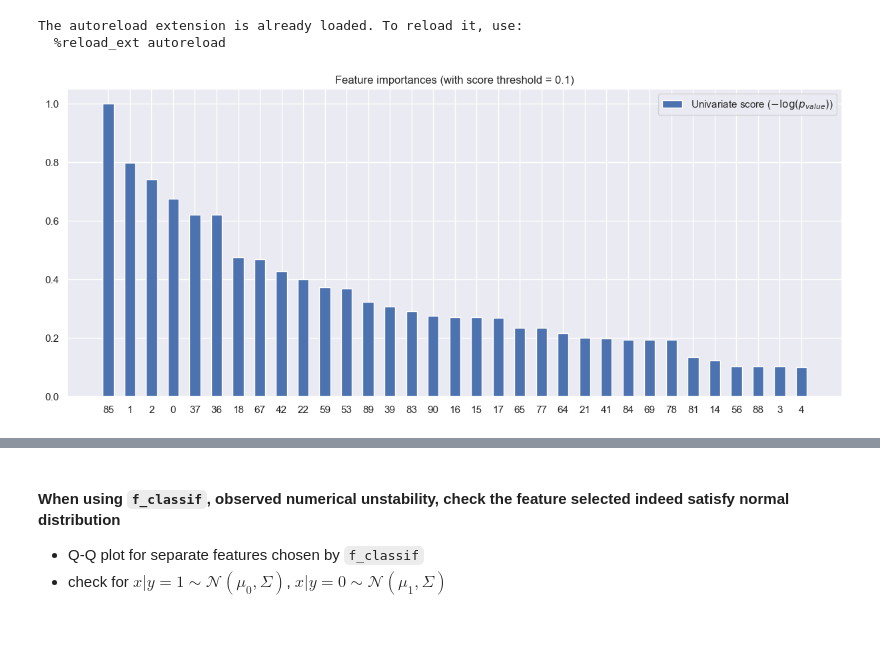
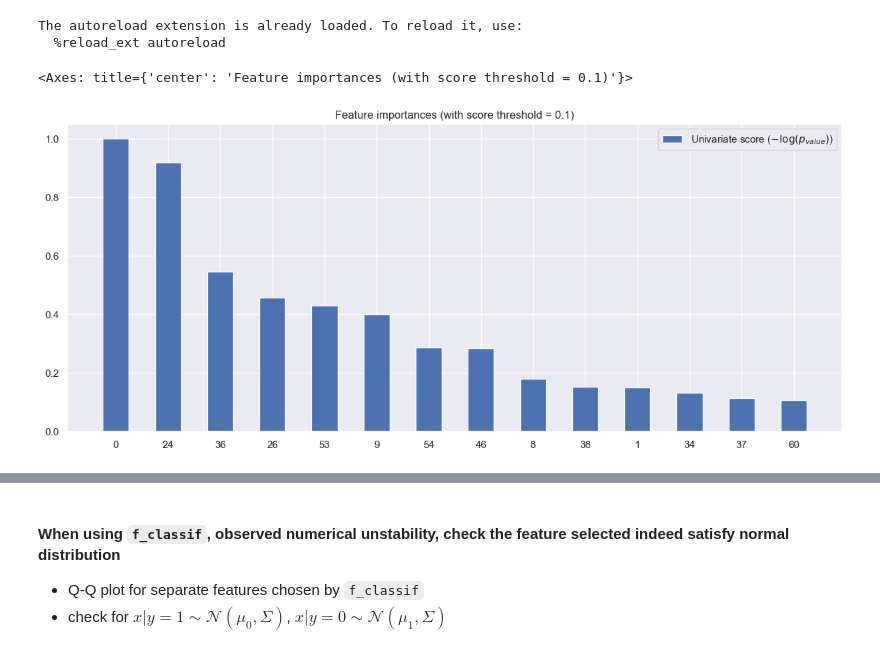
Before and after one commit to Mr-Wonderfool/Company-Bankruptcy-Prediction, a Jupyter notebook: models/visualization.ipynb, the cells around one changed output, grey strips where cells are left out. Cells and saved outputs as stored; diff of their text form; code cells hidden in the pictures.

```diff
--- a/models/visualization.ipynb
+++ b/models/visualization.ipynb
@@ -11,6 +11,8 @@ import pandas as pd
 import numpy as np
 import matplotlib.pyplot as plt
 import seaborn as sns
+from sklearn.preprocessing import StandardScaler
+sns.set_theme()
 warnings.filterwarnings('ignore')
 # %% [output]
 The autoreload extension is already loaded. To reload it, use:
@@ -19,6 +21,9 @@ The autoreload extension is already loaded. To reload it, use:
 data_path = '../data/data.csv'
 data_all = pd.read_csv(data_path)
 target = 'Bankrupt?'
+scaler = StandardScaler()
+data_X = data_all.drop(columns=target)
+data_Y = data_all[target]
 # data_all.isnull().sum().sum()
 # %% [markdown]
 ### Visualization
@@ -43,3 +50,11 @@ sns.heatmap(corr_matrix, cmap='coolwarm')
+# %%
+corr_mat = data_X.corr().abs()
+# Create a mask to ignore the upper triangle (duplicates) and the diagonal
+upper = corr_mat.where(np.triu(np.ones(corr_mat.shape), k=1).astype(bool))
+to_drop = [column for column in upper.columns if any(upper[column] > 0.7)]
+data_X = data_X.drop(columns=to_drop)
+data_X = scaler.fit_transform(data_X)
+data_Y = data_Y.values
 # %% [markdown]
 ### Selection of features
 - `mutual_info`: capturing non-linear relationship
@@ -53,9 +68,10 @@ from utils.UniVarSelector import UniVarSelector
 The autoreload extension is already loaded. To reload it, use:
   %reload_ext autoreload
 # %%
-selector = UniVarSelector(data_all.drop(columns=target), data_all[target], percent=20, method='f_classif')
+selector = UniVarSelector(data_X, data_Y, percent=30, method='f_classif')
 features_f = selector.fit()
 selector.plot()
 # %% [output]
+<Axes: title={'center': 'Feature importances (with score threshold = 0.1)'}>
-[figure, old version]
+[figure, new version]
 # %%
```
Also changed, not shown: parts of 12 cells of this notebook, 8 other files.
